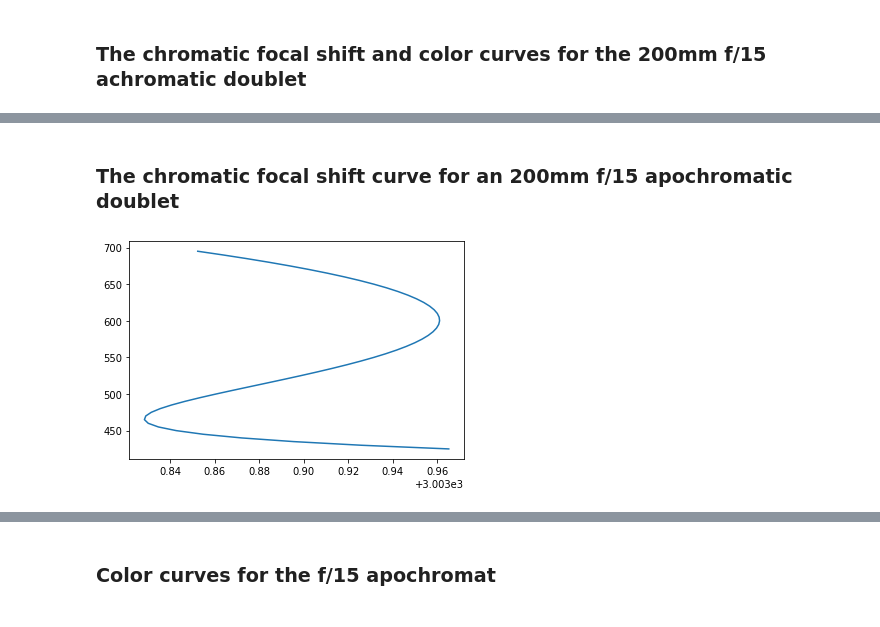
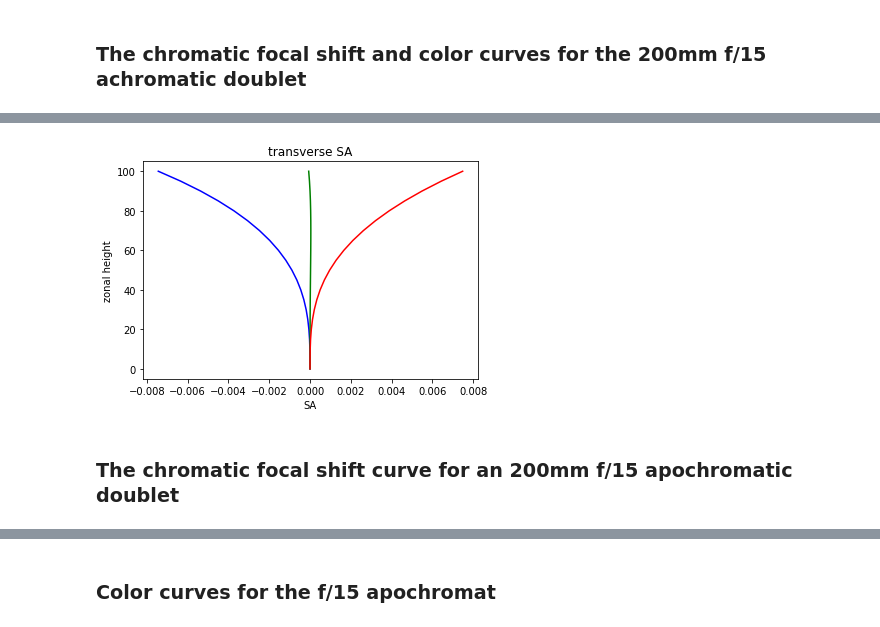
Before and after one commit to tgani/ray_tracing, a Jupyter notebook: Meridional_Ray_Tracing.ipynb, the cells around one changed output, grey strips where cells are left out. Saved outputs shown, nothing was run; the diff lists cells and outputs as text; code cells hidden in the pictures.

```diff
--- a/Meridional_Ray_Tracing.ipynb
+++ b/Meridional_Ray_Tracing.ipynb
@@ -292,9 +500,6 @@ color_curves(R, d, media)
+# %%
+transverse_SA_curve(f15_airspaced_achro)
+# %% [output]
+[figure, added]
 # %% [markdown]
 ### The chromatic focal shift curve for an 200mm f/15 apochromatic doublet
-# %%
-R=[1383.366, 513.2866, 513.2866, -4808.375]
-d=[20, 18.10669, 30]
-media=['AIR', 'N-ZK7', 'AIR', 'O-FPL53', 'AIR']
-chromatic_focal_shift(400, 700, R, d, media, 80)
-# %% [output]
-[figure, removed]
```
Also changed, not shown: parts of 32 cells of this notebook.
